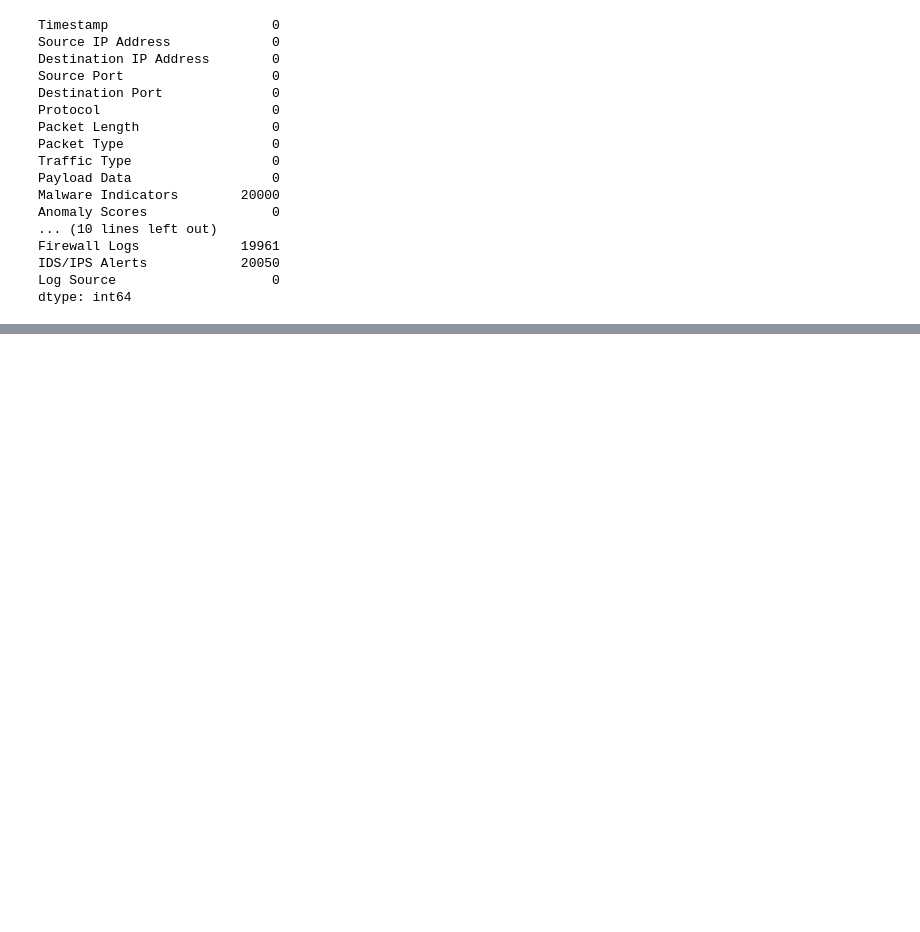
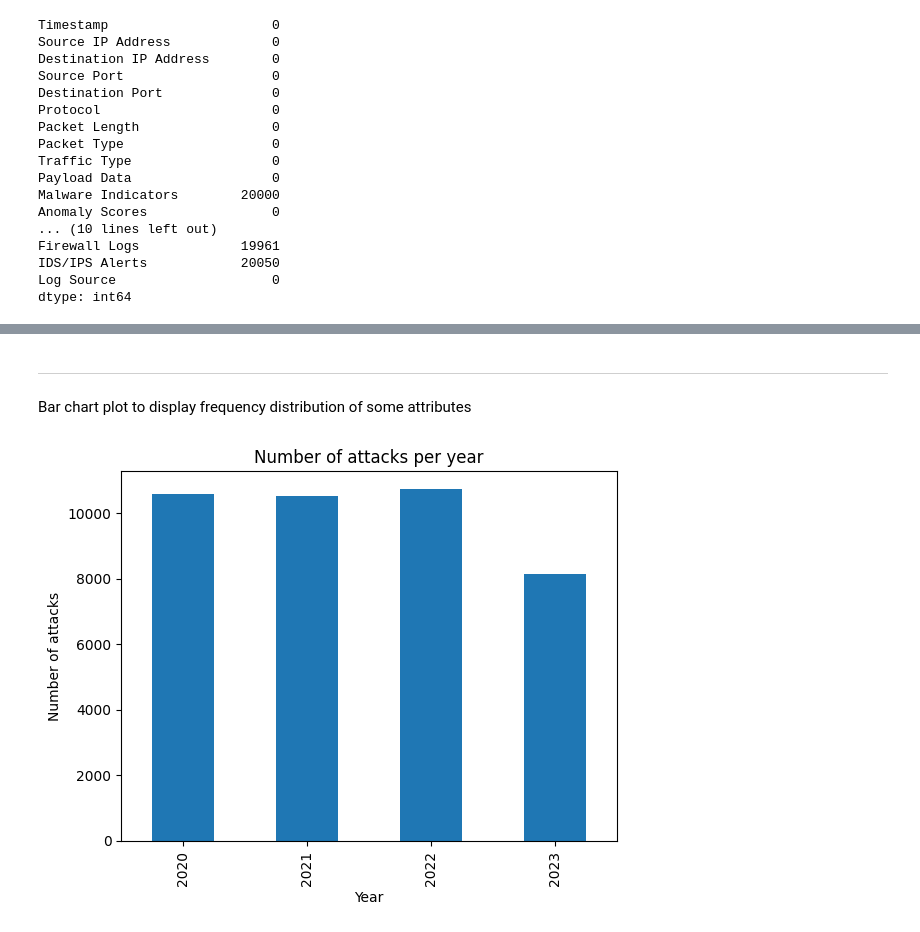
Before and after one commit to AbdulazizJabri/DataAnalysisProject-SP24, a Jupyter notebook: 134563_134362.ipynb, the cells around one changed output, grey strips where cells are left out. Drawn from its saved outputs; the diff is of its cells as text; code cells hidden in the pictures; blank space fills up the shorter version.

```diff
--- a/134563_134362.ipynb
+++ b/134563_134362.ipynb
@@ -117,0 +143,14 @@ dtype: int64
+# %% [markdown]
+---
+Bar chart plot to display frequency distribution of some attributes
+# %%
+# Visualize the number of attacks per year
+data['Timestamp'] = pd.to_datetime(data['Timestamp'])
+data['Year'] = data['Timestamp'].dt.year
+data['Year'].value_counts().sort_index().plot(kind='bar')
+plt.xlabel('Year')
+plt.ylabel('Number of attacks')
+plt.title('Number of attacks per year')
+plt.show()
+# %% [output]
+[figure, added]
```
Also changed, not shown: parts of 6 cells of this notebook.
